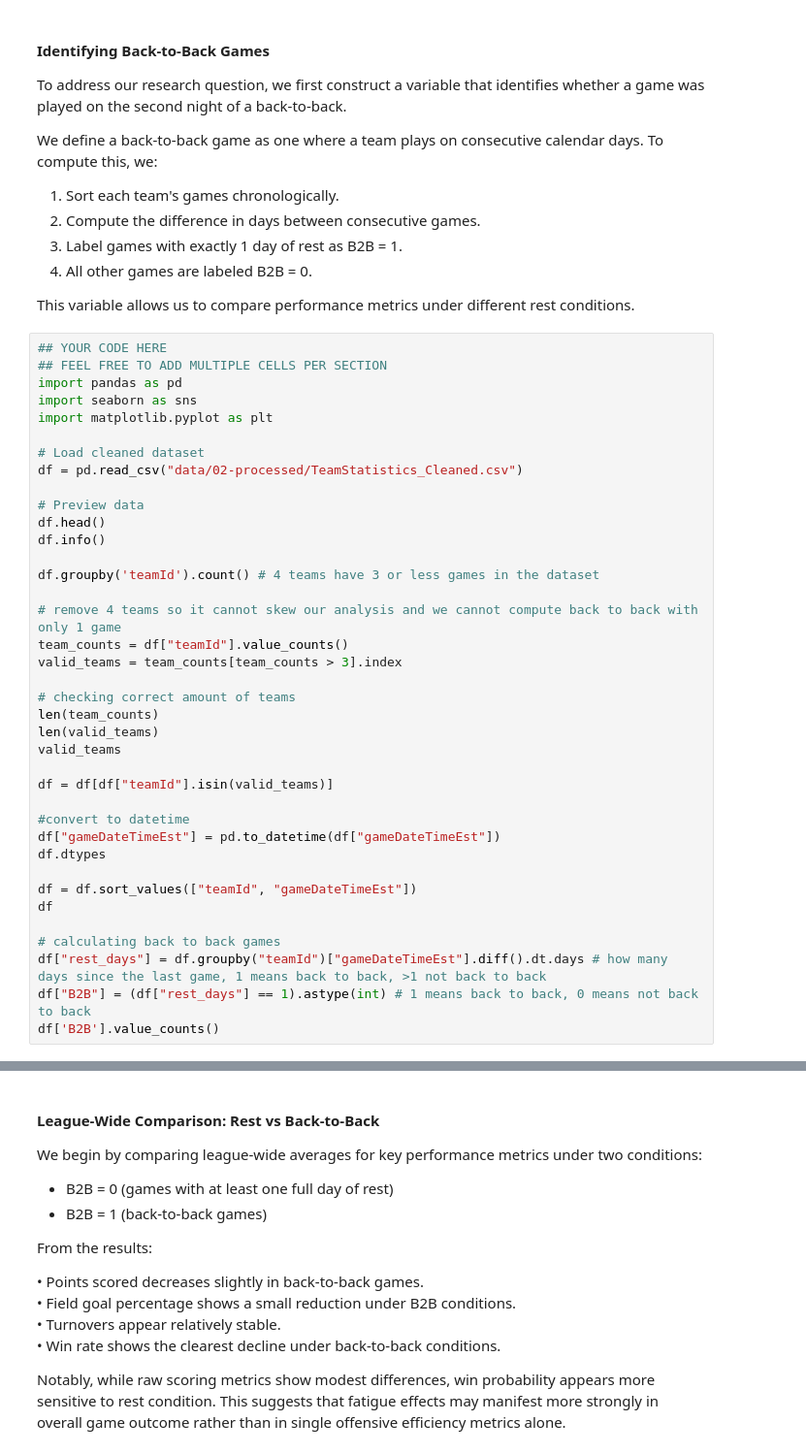
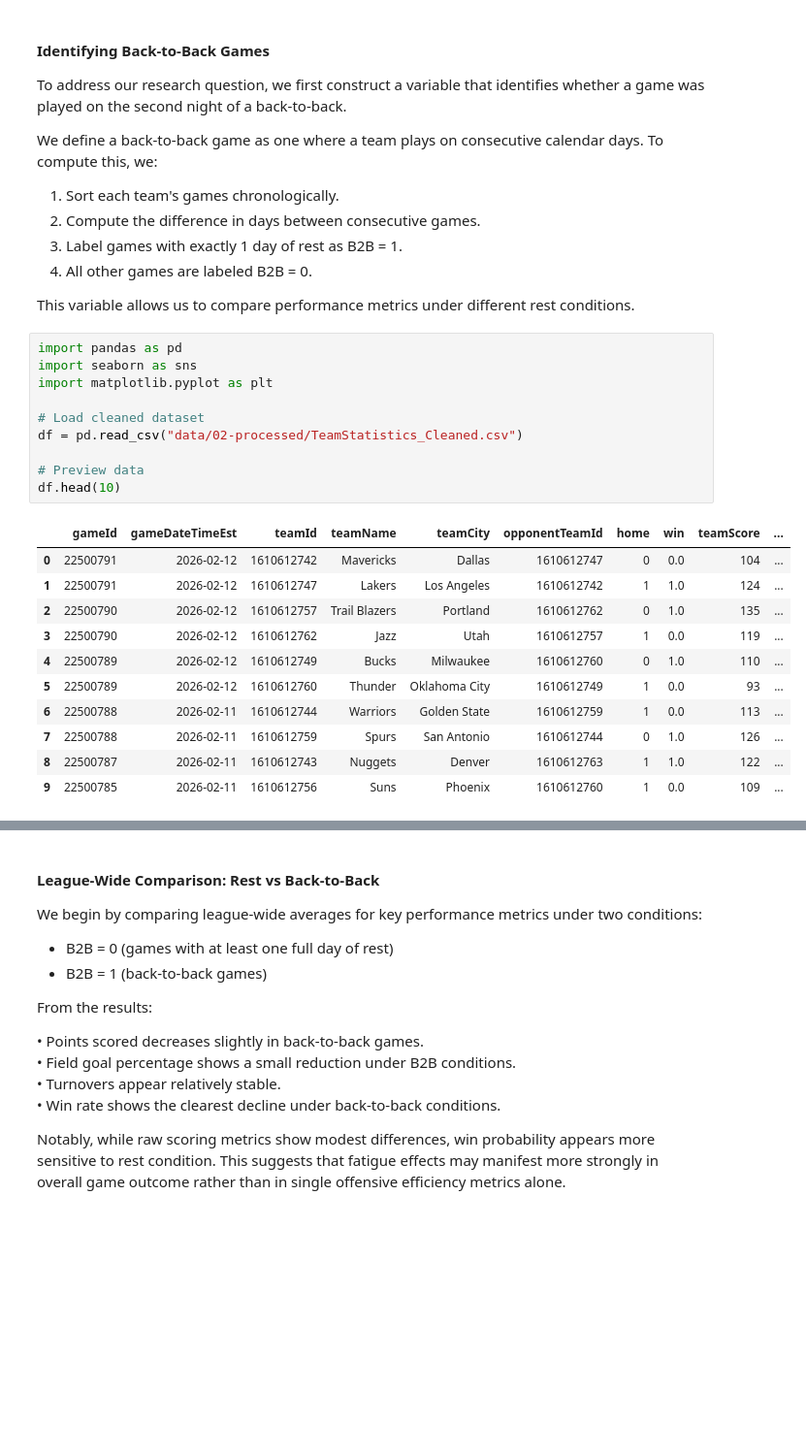
Before and after one commit to COGS108/Group052_WI26, a Jupyter notebook: 02-EDACheckpoint.ipynb, the cells around one changed output, grey strips where cells are left out. Shown at 97% size. Cells and saved outputs as stored; diff of their text form; blank space fills up the shorter version.

```diff
--- a/02-EDACheckpoint.ipynb
+++ b/02-EDACheckpoint.ipynb
@@ -274,41 +382,25 @@ To compute this, we:
 4. All other games are labeled B2B = 0.
 
 This variable allows us to compare performance metrics under different rest conditions.
-# %%
-## YOUR CODE HERE
-## FEEL FREE TO ADD MULTIPLE CELLS PER SECTION
-import pandas as pd
-import seaborn as sns
-import matplotlib.pyplot as plt
-
-# Load cleaned dataset
-df = pd.read_csv("data/02-processed/TeamStatistics_Cleaned.csv")
-
-# Preview data
-df.head()
-df.info()
-
-df.groupby('teamId').count() # 4 teams have 3 or less games in the dataset
-
-# remove 4 teams so it cannot skew our analysis and we cannot compute back to back with only 1 game
-team_counts = df["teamId"].value_counts()
-valid_teams = team_counts[team_counts > 3].index
-
-# checking correct amount of teams
-len(team_counts)
-len(valid_teams)
-valid_teams
-
-df = df[df["teamId"].isin(valid_teams)]
-
-#convert to datetime
-df["gameDateTimeEst"] = pd.to_datetime(df["gameDateTimeEst"])
-df.dtypes
-
-df = df.sort_values(["teamId", "gameDateTimeEst"])
-df
-
-# calculating back to back games
-df["rest_days"] = df.groupby("teamId")["gameDateTimeEst"].diff().dt.days # how many days since the last game, 1 means back to back, >1 not back to back
-df["B2B"] = (df["rest_days"] == 1).astype(int) # 1 means back to back, 0 means not back to back
-df['B2B'].value_counts()
+# %%
+import pandas as pd
+import seaborn as sns
+import matplotlib.pyplot as plt
+
+# Load cleaned dataset
+df = pd.read_csv("data/02-processed/TeamStatistics_Cleaned.csv")
+
+# Preview data
+df.head(10)
+# %% [output]
+|  | gameId | gameDateTimeEst | teamId | teamName | teamCity | opponentTeamId | home | win | teamScore | ... |
+| 0 | 22500791 | 2026-02-12 | 1610612742 | Mavericks | Dallas | 1610612747 | 0 | 0.0 | 104 | ... |
+| 1 | 22500791 | 2026-02-12 | 1610612747 | Lakers | Los Angeles | 1610612742 | 1 | 1.0 | 124 | ... |
+| 2 | 22500790 | 2026-02-12 | 1610612757 | Trail Blazers | Portland | 1610612762 | 0 | 1.0 | 135 | ... |
+| 3 | 22500790 | 2026-02-12 | 1610612762 | Jazz | Utah | 1610612757 | 1 | 0.0 | 119 | ... |
+| 4 | 22500789 | 2026-02-12 | 1610612749 | Bucks | Milwaukee | 1610612760 | 0 | 1.0 | 110 | ... |
+| 5 | 22500789 | 2026-02-12 | 1610612760 | Thunder | Oklahoma City | 1610612749 | 1 | 0.0 | 93 | ... |
+| 6 | 22500788 | 2026-02-11 | 1610612744 | Warriors | Golden State | 1610612759 | 1 | 0.0 | 113 | ... |
+| 7 | 22500788 | 2026-02-11 | 1610612759 | Spurs | San Antonio | 1610612744 | 0 | 1.0 | 126 | ... |
+| 8 | 22500787 | 2026-02-11 | 1610612743 | Nuggets | Denver | 1610612763 | 1 | 1.0 | 122 | ... |
+| 9 | 22500785 | 2026-02-11 | 1610612756 | Suns | Phoenix | 1610612760 | 1 | 0.0 | 109 | ... |
```
Also changed, not shown: parts of 26 cells of this notebook.
